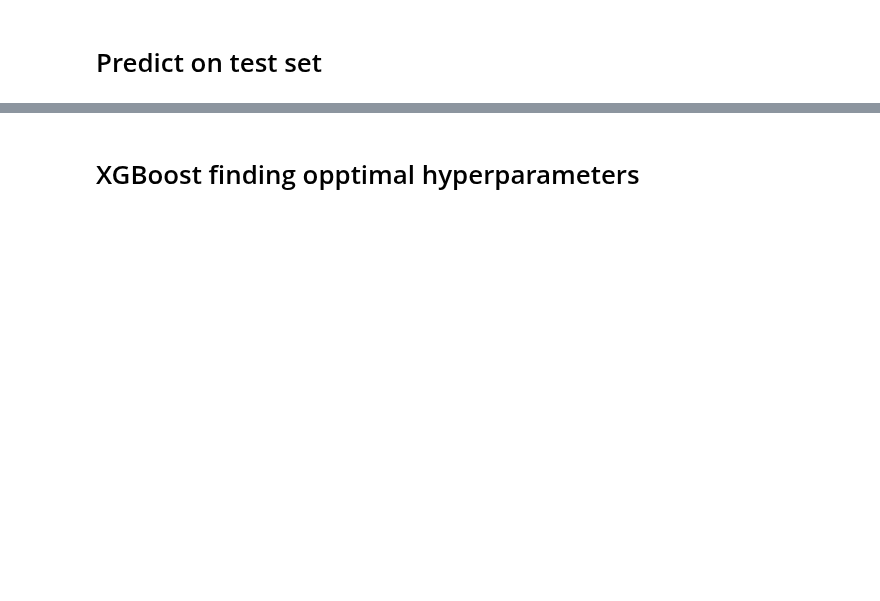
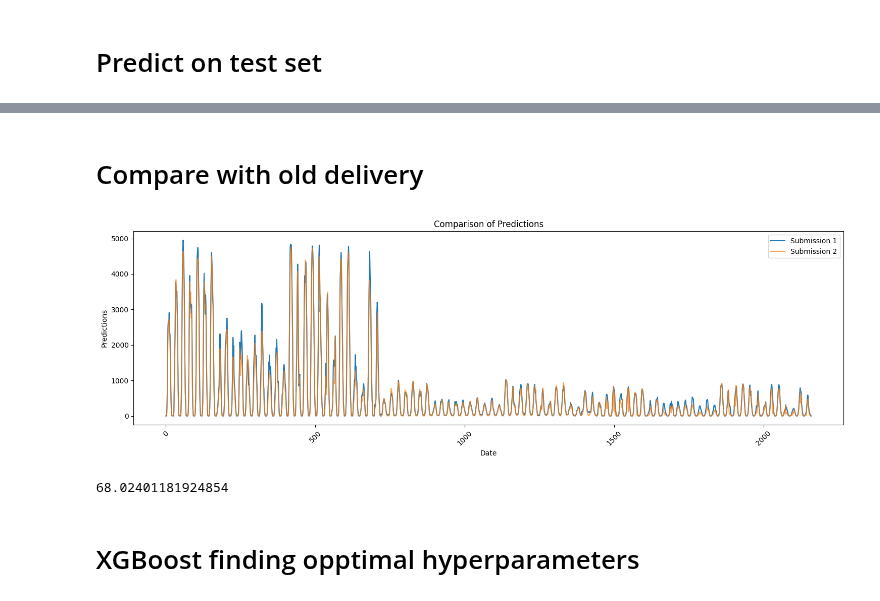
Before and after one commit to Mathias-a/TDT4173-project, a Jupyter notebook: mathias_xgboost.ipynb, the cells around one changed output, grey strips where cells are left out. Saved outputs shown, nothing was run; the diff lists cells and outputs as text; code cells hidden in the pictures; blank space fills up the shorter version.

```diff
--- a/mathias_xgboost.ipynb
+++ b/mathias_xgboost.ipynb
@@ -233,2 +427,54 @@ plt.show()
+# %% [markdown]
+ # Compare with old delivery
+# %%
+def calculate_mae(submission_file_1, submission_file_2):
+    # Load the submission files
+    sub_1 = pd.read_csv(submission_file_1)
+    sub_2 = pd.read_csv(submission_file_2)
+
+    # Check if both files have the same number of rows
+    if len(sub_1) != len(sub_2):
+        raise ValueError("The two submission files have different lengths.")
+
+    # Compute the Mean Absolute Error
+    mae = (sub_1["prediction"] - sub_2["prediction"]).abs().mean()
+
+    return mae
+
+
+def plot_comparisons(submission_file_1, submission_file_2):
+    # Load the submission files
+    sub_1 = pd.read_csv(submission_file_1)
+    sub_2 = pd.read_csv(submission_file_2)
+
+    # Merge the two DataFrames on the common key (assuming 'date_forecast' is the key)
+    merged_sub = pd.merge(sub_1, sub_2, on="id", suffixes=("_1", "_2"))
+
+    # Plotting
+    plt.figure(figsize=(15, 5))
+    plt.plot(merged_sub["id"], merged_sub["prediction_1"], label="Submission 1")
+    plt.plot(
+        merged_sub["id"], merged_sub["prediction_2"], label="Submission 2", alpha=0.7
+    )
+    plt.title("Comparison of Predictions")
+    plt.xlabel("Date")
+    plt.ylabel("Predictions")
+    plt.legend()
+    plt.xticks(rotation=45)  # Rotate x-axis labels for better readability
+    plt.tight_layout()
+    plt.show()
+
+
+# Calculate MAE between the two provided submission files
+mae_value = calculate_mae(
+    "predictions/combined_delivery_file.csv",
+    "predictions_updated.csv",
+)
+plot_comparisons("predictions/combined_delivery_file.csv", "predictions_updated.csv")
+
+print(mae_value)
+# %% [output]
+[figure, added]
+68.02401181924854
 # %% [markdown]
  # XGBoost finding opptimal hyperparameters
```
Also changed, not shown: parts of 15 cells of this notebook, 6 other files.
